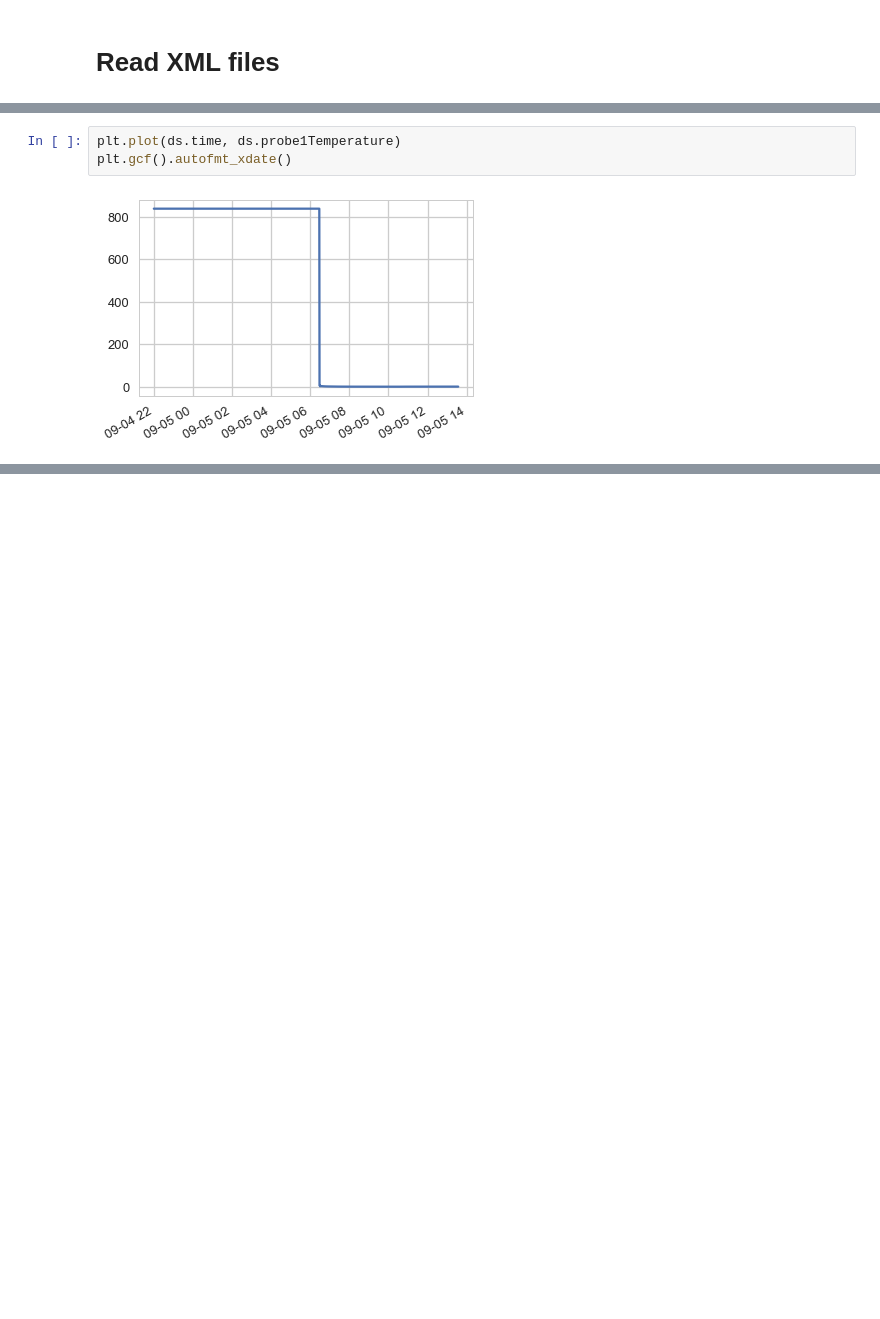
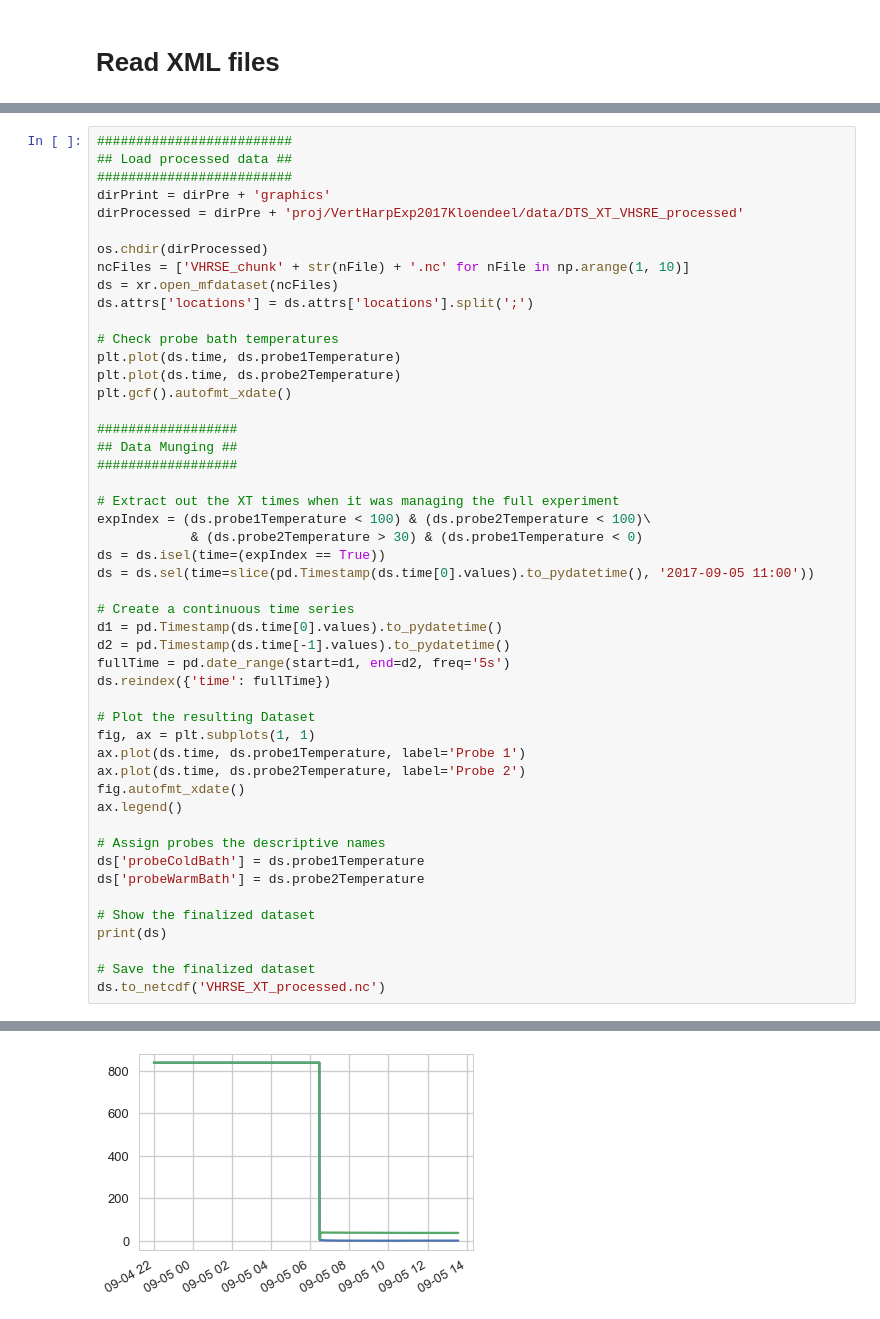
Before and after one commit to klapo/DTS, a Jupyter notebook: DTS.VertHarpSpectralExp.readXT.ipynb, the cells around one changed output, grey strips where cells are left out. Cells and saved outputs as stored; diff of their text form; blank space fills up the shorter version.

```diff
--- a/DTS.VertHarpSpectralExp.readXT.ipynb
+++ b/DTS.VertHarpSpectralExp.readXT.ipynb
@@ -233,5 +204,50 @@ Data variables:
-# %%
-plt.plot(ds.time, ds.probe1Temperature)
-plt.gcf().autofmt_xdate()
-# %% [output]
-[figure, removed]
+# %%
+#########################
+## Load processed data ##
+#########################
+dirPrint = dirPre + 'graphics'
+dirProcessed = dirPre + 'proj/VertHarpExp2017Kloendeel/data/DTS_XT_VHSRE_processed'
+
+os.chdir(dirProcessed)
+ncFiles = ['VHRSE_chunk' + str(nFile) + '.nc' for nFile in np.arange(1, 10)]
+ds = xr.open_mfdataset(ncFiles)
+ds.attrs['locations'] = ds.attrs['locations'].split(';')
+
+# Check probe bath temperatures
+plt.plot(ds.time, ds.probe1Temperature)
+plt.plot(ds.time, ds.probe2Temperature)
+plt.gcf().autofmt_xdate()
+
+##################
+## Data Munging ##
+##################
+
+# Extract out the XT times when it was managing the full experiment
+expIndex = (ds.probe1Temperature < 100) & (ds.probe2Temperature < 100)\
+            & (ds.probe2Temperature > 30) & (ds.probe1Temperature < 0)
+ds = ds.isel(time=(expIndex == True))
+ds = ds.sel(time=slice(pd.Timestamp(ds.time[0].values).to_pydatetime(), '2017-09-05 11:00'))
+
+# Create a continuous time series
+d1 = pd.Timestamp(ds.time[0].values).to_pydatetime()
+d2 = pd.Timestamp(ds.time[-1].values).to_pydatetime()
+fullTime = pd.date_range(start=d1, end=d2, freq='5s')
+ds.reindex({'time': fullTime})
+
+# Plot the resulting Dataset
+fig, ax = plt.subplots(1, 1)
+ax.plot(ds.time, ds.probe1Temperature, label='Probe 1')
+ax.plot(ds.time, ds.probe2Temperature, label='Probe 2')
+fig.autofmt_xdate()
+ax.legend()
+
+# Assign probes the descriptive names
+ds['probeColdBath'] = ds.probe1Temperature
+ds['probeWarmBath'] = ds.probe2Temperature
+
+# Show the finalized dataset
+print(ds)
+
+# Save the finalized dataset
+ds.to_netcdf('VHRSE_XT_processed.nc')
+# %% [output]
@@ -237,0 +274 @@ plt.gcf().autofmt_xdate()
+[figure, added]
```
Also changed, not shown: parts of 28 cells of this notebook.
